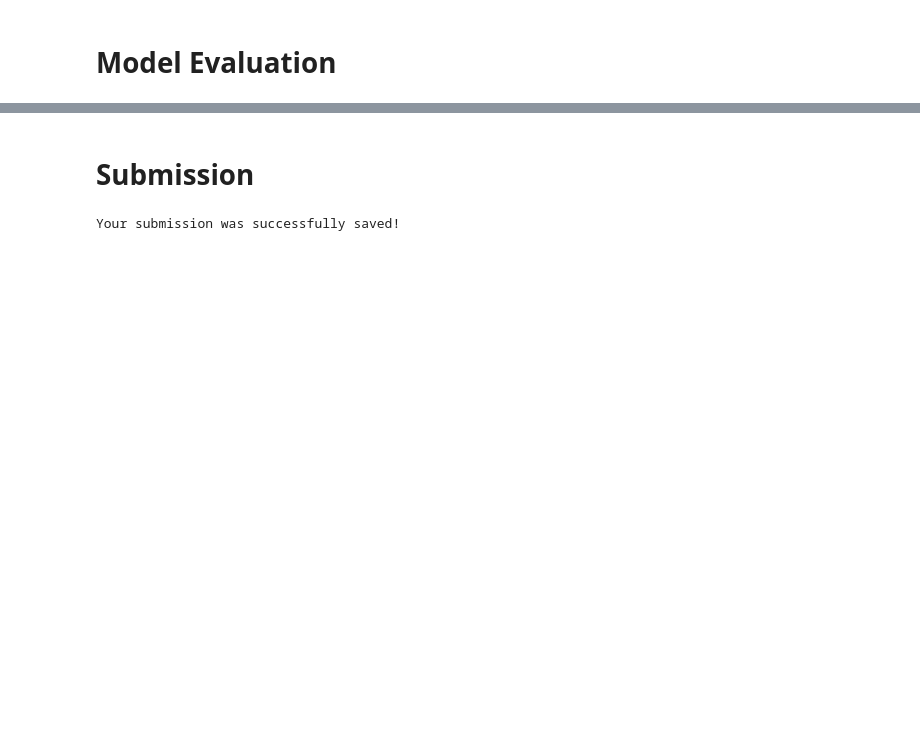
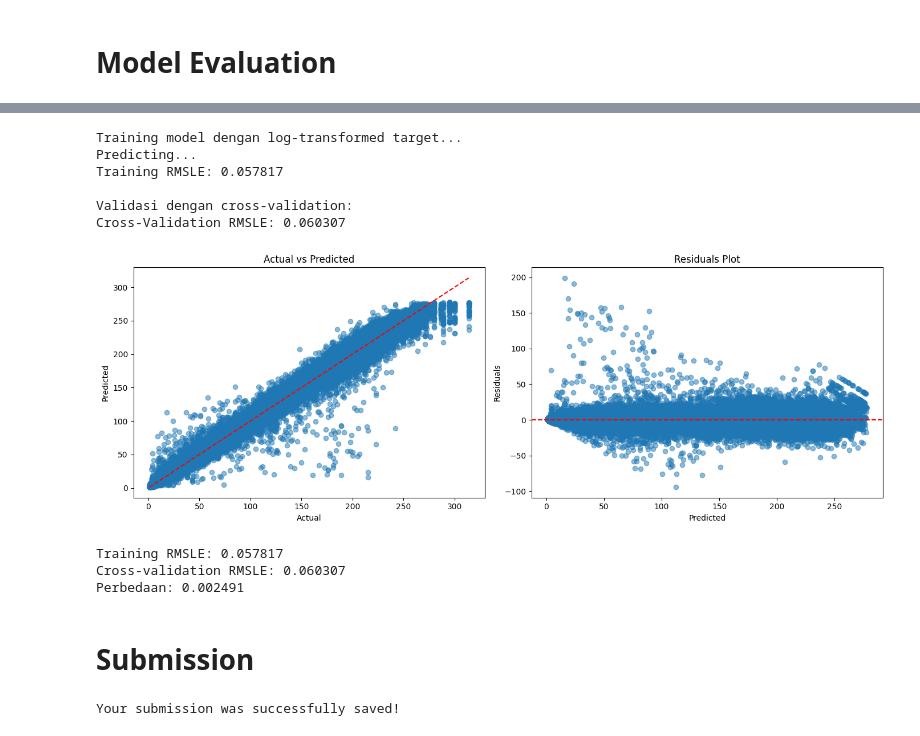
Before and after one commit to AzrilFahmiardi/calorie_expenditure_regression, a Jupyter notebook: azril/main.ipynb, the cells around one changed output, grey strips where cells are left out. Drawn from its saved outputs; the diff is of its cells as text; code cells hidden in the pictures; blank space fills up the shorter version.

```diff
--- a/azril/main.ipynb
+++ b/azril/main.ipynb
@@ -240,3 +674,27 @@ array([ 29.319493  , 106.08443629,  87.41814265, ...,  73.25348598,
+# %%
+# Training dengan log transform
+log_transform_model, log_transform_predictions, train_rmsle = train_with_log_transform(
+    xgb_model, X_train, y_train, X_test
+)
+
+# Bandingkan dengan cross-validation untuk memastikan model tidak overfitting
+print("\nValidasi dengan cross-validation:")
+cv_rmsle = evaluate_with_log_transform(xgb_model, X_train, y_train, cv=5)
+
+print(f"\nTraining RMSLE: {train_rmsle:.6f}")
+print(f"Cross-validation RMSLE: {cv_rmsle:.6f}")
+print(f"Perbedaan: {abs(train_rmsle - cv_rmsle):.6f}")
+# %% [output]
+Training model dengan log-transformed target...
+Predicting...
+Training RMSLE: 0.057817
+
+Validasi dengan cross-validation:
+Cross-Validation RMSLE: 0.060307
+[figure, added]
+Training RMSLE: 0.057817
+Cross-validation RMSLE: 0.060307
+Perbedaan: 0.002491
 # %% [markdown]
 # Submission
 # %%
```
Also changed, not shown: parts of 37 cells of this notebook, 8 other files.
